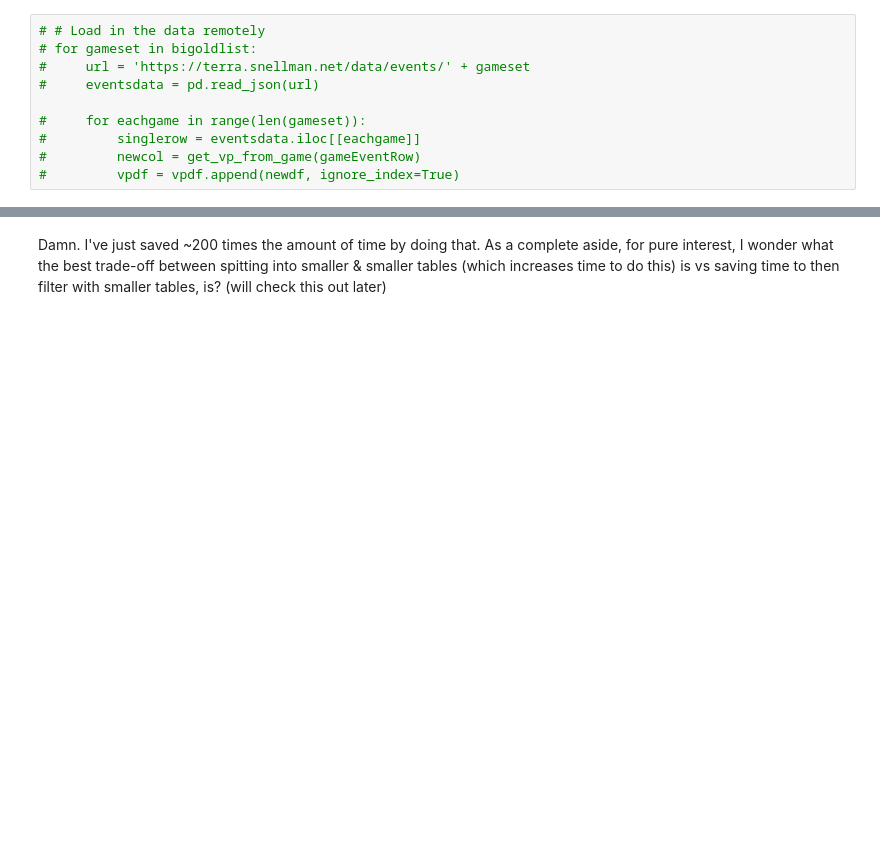
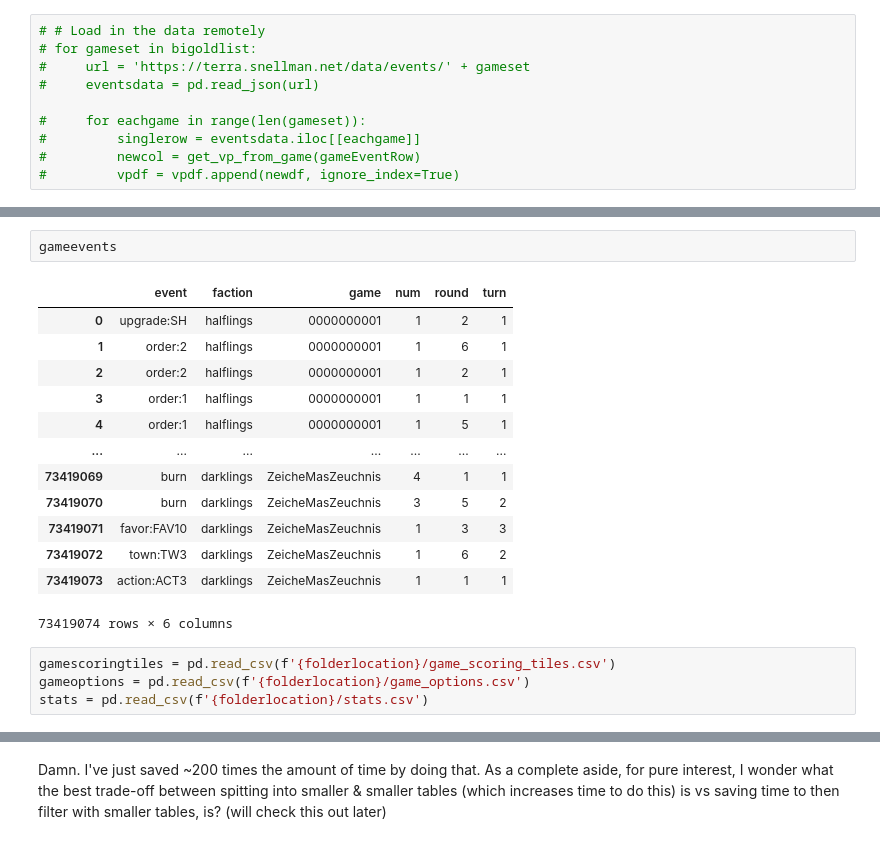
Before and after one commit to guyreading/terrabot, a Jupyter notebook: faction-picker-bot/creatingVPdata.ipynb, the cells around one changed output, grey strips where cells are left out. Drawn from its saved outputs; the diff is of its cells as text; blank space fills up the shorter version.

```diff
--- a/faction-picker-bot/creatingVPdata.ipynb
+++ b/faction-picker-bot/creatingVPdata.ipynb
@@ -130,0 +169,20 @@ gameevents = pd.read_csv(f'{folderlocation}/game_events.csv')
+# %%
+gameevents
+# %% [output]
+|  | event | faction | game | num | round | turn |
+| 0 | upgrade:SH | halflings | 0000000001 | 1 | 2 | 1 |
+| 1 | order:2 | halflings | 0000000001 | 1 | 6 | 1 |
+| 2 | order:2 | halflings | 0000000001 | 1 | 2 | 1 |
+| 3 | order:1 | halflings | 0000000001 | 1 | 1 | 1 |
+| 4 | order:1 | halflings | 0000000001 | 1 | 5 | 1 |
+| ... | ... | ... | ... | ... | ... | ... |
+| 73419069 | burn | darklings | ZeicheMasZeuchnis | 4 | 1 | 1 |
+| 73419070 | burn | darklings | ZeicheMasZeuchnis | 3 | 5 | 2 |
+| 73419071 | favor:FAV10 | darklings | ZeicheMasZeuchnis | 1 | 3 | 3 |
+| 73419072 | town:TW3 | darklings | ZeicheMasZeuchnis | 1 | 6 | 2 |
+| 73419073 | action:ACT3 | darklings | ZeicheMasZeuchnis | 1 | 1 | 1 |
+73419074 rows × 6 columns
+# %%
+gamescoringtiles = pd.read_csv(f'{folderlocation}/game_scoring_tiles.csv')
+gameoptions = pd.read_csv(f'{folderlocation}/game_options.csv')
+stats = pd.read_csv(f'{folderlocation}/stats.csv')
```
Also changed, not shown: parts of 48 cells of this notebook.
